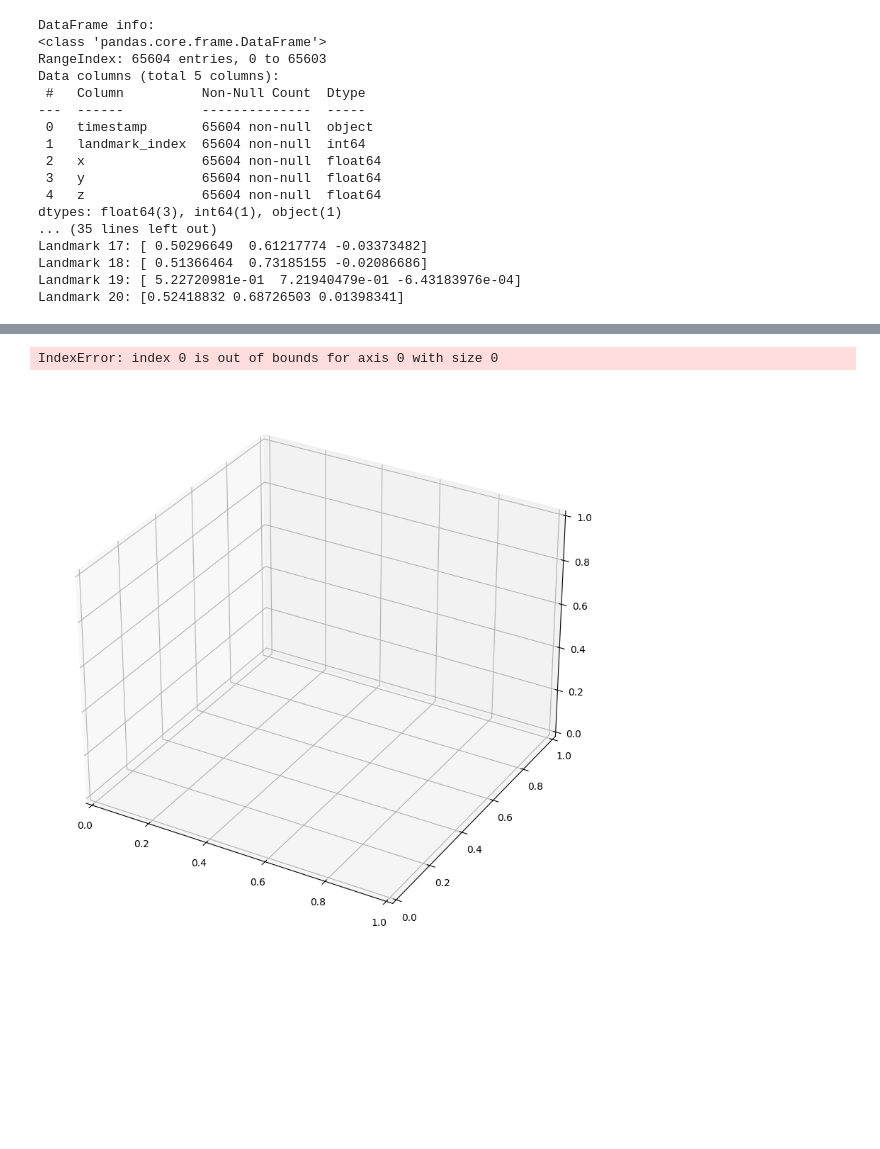
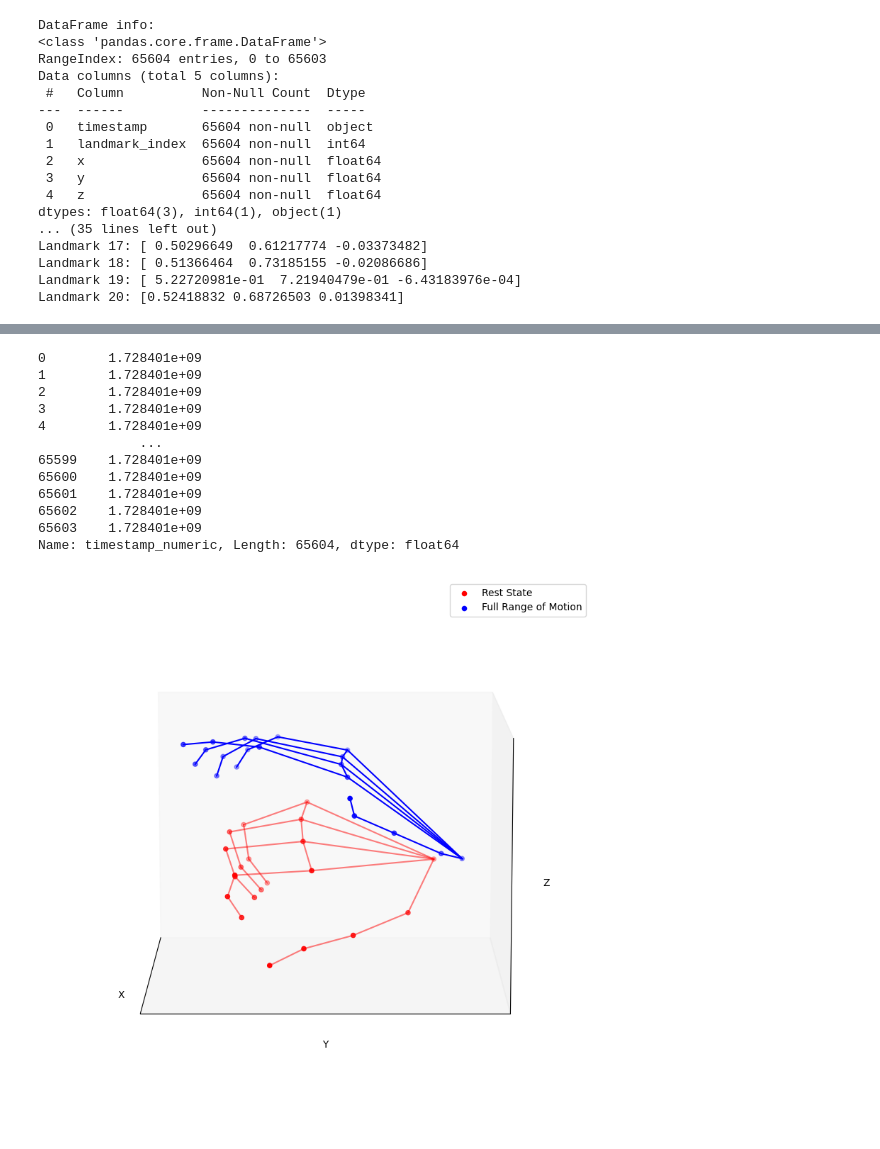
Before and after one commit to firmanserdana/Regrasp_Project, a Jupyter notebook: Code/mediapipe/stick_diagram.ipynb, the cells around one changed output, grey strips where cells are left out. Cells and saved outputs as stored; diff of their text form; code cells hidden in the pictures; blank space fills up the shorter version.

Commit message:
snapshot stick diagram

```diff
--- a/Code/mediapipe/stick_diagram.ipynb
+++ b/Code/mediapipe/stick_diagram.ipynb
@@ -10,13 +10,13 @@ clear_output()
 import pandas as pd
 import pandas as pd
 
-df = pd.read_csv(r'C:\Users\FireP1-Labster\Documents\gitworks\data regrasp\Pooled\mine\processed\all-fing-ext-2024-10-08-15-14-03_Pro.csv')
+df = pd.read_csv(r'/Users/ffmacair/Documents/GitWorks/PhD/Rewire_Project/OneDrive_1_12-27-2024/all-fing-ext-2024-10-08-15-14-03_Pro.csv')
 # Show the first few rows of the DataFrame
 df.head()
 
 # read second file
-df2 = pd.read_csv(r'C:\Users\FireP1-Labster\Documents\gitworks\Rewire_Project\Data\2024-11-20-16-58-52_hand-tracking-landmarks1.csv')
+#df2 = pd.read_csv(r'C:\Users\FireP1-Labster\Documents\gitworks\Rewire_Project\Data\2024-11-20-16-58-52_hand-tracking-landmarks1.csv')
 # Show the first few rows of the DataFrame
-df2.head()
+#df2.head()
 # %% [output]
 |  | timestamp | landmark_index | x | y | z |
@@ -249,7 +249,7 @@ try:
 
     fig, ani = create_hand_animation(smoothed_marker_positions_df)
     plt.show()
-    ani.save('hand_animation.gif', writer=PillowWriter(fps=30))
+    #ani.save('hand_animation.gif', writer=PillowWriter(fps=30))
 
 except Exception as e:
     print(f"Animation error: {str(e)}")
@@ -271,7 +271,7 @@ def plot_hand_3d(ax, coords, connections, color='r', alpha=1.0):
 
 # Function to anchor coordinates to landmark 0
 def anchor_to_landmark_0(coords):
-    anchor = coords[0]
+    anchor = coords[5]
     return coords - anchor
 
 # Create a figure and 3D axes
@@ -281,19 +281,24 @@ ax = fig.add_subplot(111, projection='3d')
 # Convert the timestamp column to Unix timestamps
 smoothed_marker_positions_df['timestamp_numeric'] = pd.to_datetime(smoothed_marker_positions_df['timestamp']).astype('int64') / 10**9
 
-# Get the first, half-way, and last frames # Tobe changed with correct timestamp
+# Print timestamps numeric
+print(smoothed_marker_positions_df['timestamp_numeric'])
+
+# Get the first frame
 first_frame_coords = smoothed_marker_positions_df[smoothed_marker_positions_df['timestamp'] == smoothed_marker_positions_df['timestamp'].min()][['x', 'y', 'z']].values
-half_frame_coords = smoothed_marker_positions_df[smoothed_marker_positions_df['timestamp_numeric'] == smoothed_marker_positions_df['timestamp_numeric'].median()][['x', 'y', 'z']].values
-last_frame_coords = smoothed_marker_positions_df[smoothed_marker_positions_df['timestamp'] == smoothed_marker_positions_df['timestamp'].max()][['x', 'y', 'z']].values
 
+# Get the x seconds frame
+x_seconds = 47
+x_seconds_timestamp = smoothed_marker_positions_df['timestamp_numeric'].min() + x_seconds
+x_seconds_coords = smoothed_marker_positions_df[smoothed_marker_positions_df['timestamp_numeric'] >= x_seconds_timestamp].head(21)[['x', 'y', 'z']].values
+
+last_frame_coords = x_seconds_coords
 # Anchor the coordinates to landmark 0
-first_frame_coords = anchor_to_landmark_0(first_frame_coords)
-half_frame_coords = anchor_to_landmark_0(half_frame_coords)
-last_frame_coords = anchor_to_landmark_0(last_frame_coords)
+# first_frame_coords = anchor_to_landmark_0(first_frame_coords)
+# last_frame_coords = anchor_to_landmark_0(last_frame_coords)
 
 # Plot the hand for each frame
 plot_hand_3d(ax, first_frame_coords, hand_connections, color='r', alpha=0.5)
-plot_hand_3d(ax, half_frame_coords, hand_connections, color='g', alpha=0.75)
 plot_hand_3d(ax, last_frame_coords, hand_connections, color='b', alpha=1.0)
 
 # Set labels and bounds
@@ -301,13 +306,13 @@ ax.set_xlabel('X')
 ax.set_ylabel('Y')
 ax.set_zlabel('Z')
 
-mirrored_elev = 270
-mirrored_azim = 90
+mirrored_elev = 190
+mirrored_azim = 180
 
 # Set mirrored view
 ax.view_init(elev=mirrored_elev, azim=mirrored_azim)
 
-all_coords = np.vstack([first_frame_coords, half_frame_coords, last_frame_coords])
+all_coords = np.vstack([first_frame_coords,  last_frame_coords])
 mins = np.min(all_coords, axis=0)
 maxs = np.max(all_coords, axis=0)
 padding = 0.1 * (maxs - mins)
@@ -322,13 +327,13 @@ ax.set_yticks([])
 ax.set_zticks([])
 
 # Legend
-ax.scatter([], [], [], c='r', label='0 Range of Motion')
-ax.scatter([], [], [], c='g', label='Half Range of Motion')
+ax.scatter([], [], [], c='r', label='Rest State')
 ax.scatter([], [], [], c='b', label='Full Range of Motion')
 
 # Show the legend
 ax.legend()
 
+plt.savefig('all_fing_ext_47_2.svg', format='svg', dpi=1200)
 # Show the plot
 plt.show()
 # %% [output]
@@ -353,2 +358,13 @@ Landmark 20: [0.52418832 0.68726503 0.01398341]
-IndexError: index 0 is out of bounds for axis 0 with size 0
+0        1.728401e+09
+1        1.728401e+09
+2        1.728401e+09
+3        1.728401e+09
+4        1.728401e+09
+             ...
+65599    1.728401e+09
+65600    1.728401e+09
+65601    1.728401e+09
+65602    1.728401e+09
+65603    1.728401e+09
+Name: timestamp_numeric, Length: 65604, dtype: float64
-[figure, old version]
+[figure, new version]
```
Also changed, not shown: parts of 4 cells of this notebook, 1 other file.
